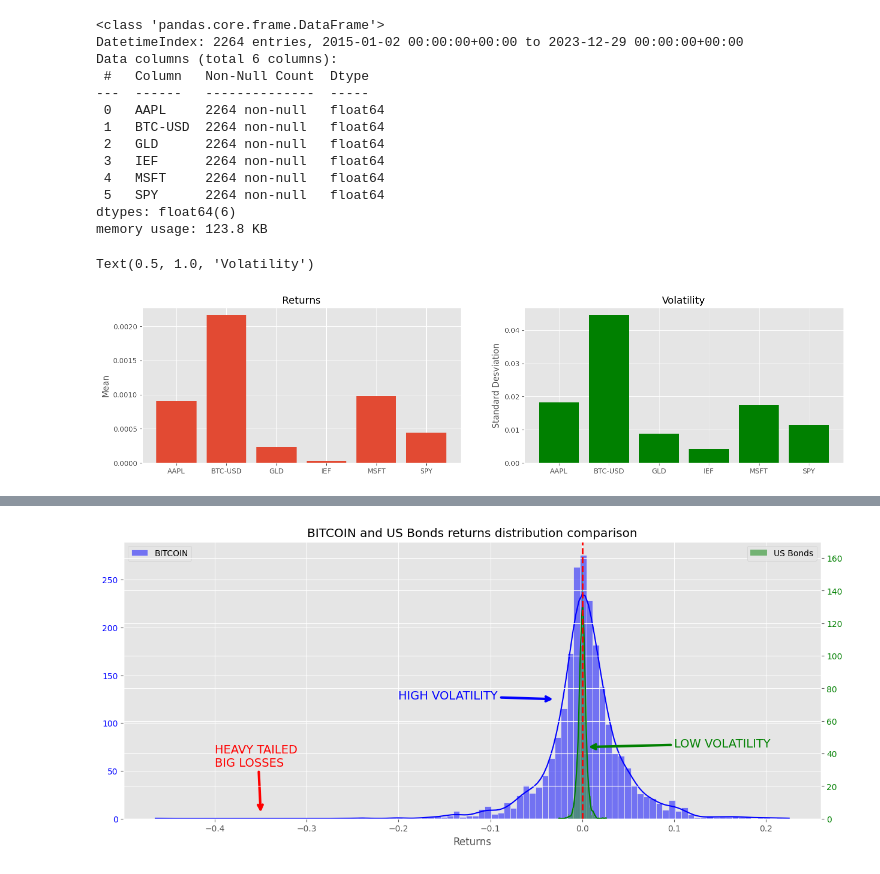
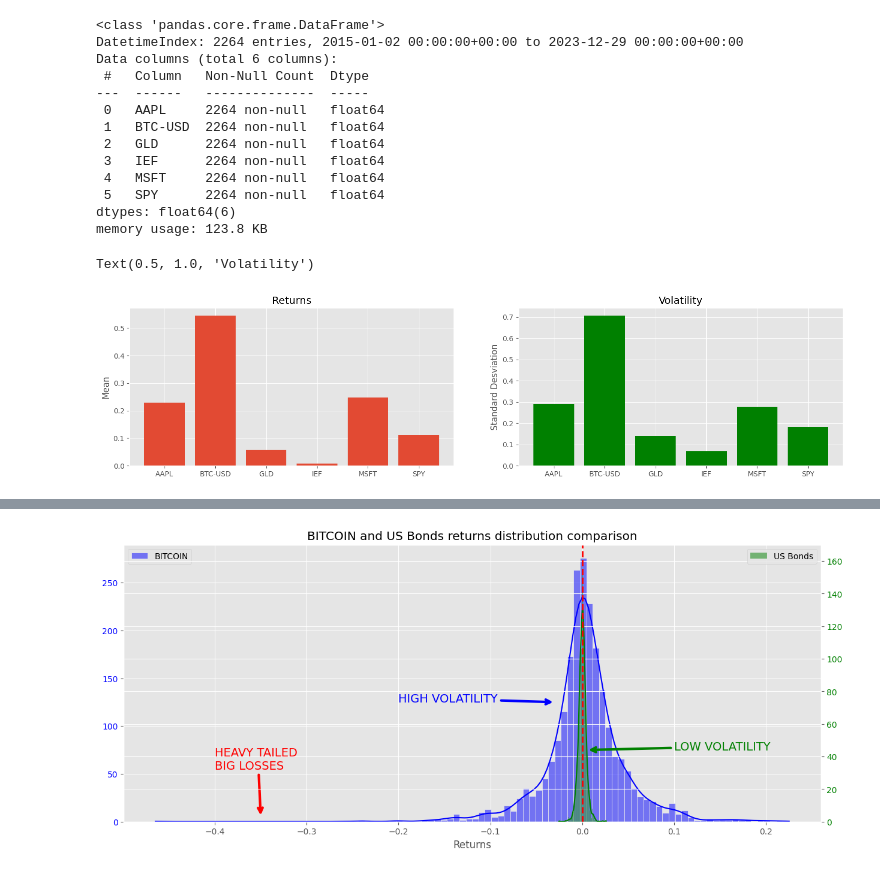
Before and after one commit to alfonso-santos/finanzas-tecnologia-practicas, a Jupyter notebook: src/01_03_Riesgos.ipynb, the cells around one changed output, grey strips where cells are left out. Drawn from its saved outputs; the diff is of its cells as text; code cells hidden in the pictures.

```diff
--- a/src/01_03_Riesgos.ipynb
+++ b/src/01_03_Riesgos.ipynb
@@ -17,5 +35,8 @@ plt.style.use('ggplot')
 # %%
 tickers = ['AAPL', 'MSFT', 'BTC-USD', 'IEF', 'GLD', 'SPY']
 
-data = yf.download(tickers, start='2015-01-01', end='2024-01-01')['Adj Close'].dropna()
+start_date = '2015-01-01'
+end_date = '2024-01-01'
+
+data = yf.download(tickers, start=start_date, end=end_date)['Adj Close'].dropna()
 # %% [output]
@@ -45,22 +66,22 @@ returns = np.log(data).diff().dropna()
 # %%
 means = returns.mean()
 stds = returns.std()
 
 # Crear una figura con dos subplots, uno encima del otro
 fig, axes = plt.subplots(1, 2, figsize=(18, 4))
 
 # Crear el gráfico de barras de los valores medios en la parte superior
-axes[0].bar(means.index, means.values)
+axes[0].bar(means.index, 252*means.values)
 axes[0].set_ylabel('Mean')
 axes[0].set_title('Returns')
 
 # Crear el gráfico de barras de los valores de desviación estándar en la parte inferior
-axes[1].bar(stds.index, stds.values,color='green')
+axes[1].bar(stds.index, np.sqrt(252)*stds.values,color='green')
 axes[1].set_ylabel('Standard Desviation')
 axes[1].set_title('Volatility')
 # %% [output]
 Text(0.5, 1.0, 'Volatility')
-[figure, old version]
+[figure, new version]
 # %%
 # Crear un gráfico de líneas con Plotly
 fig = go.Figure()
```
Also changed, not shown: parts of 5 cells of this notebook, 2 other files.
